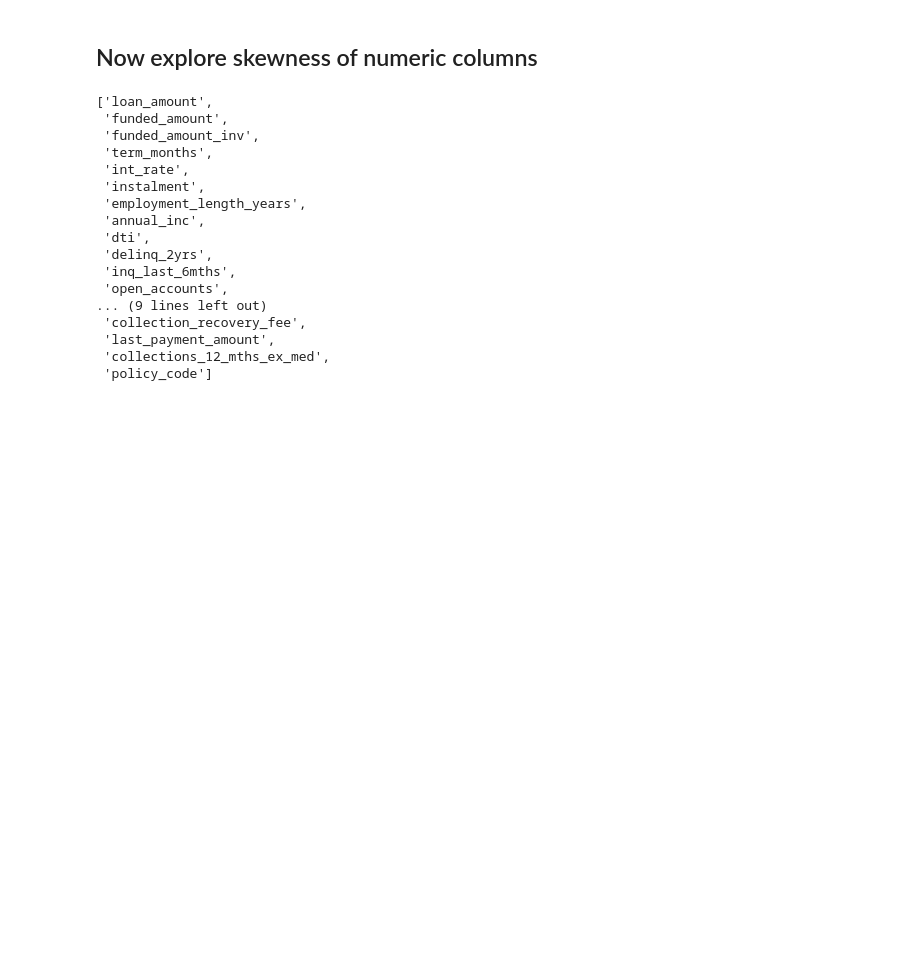
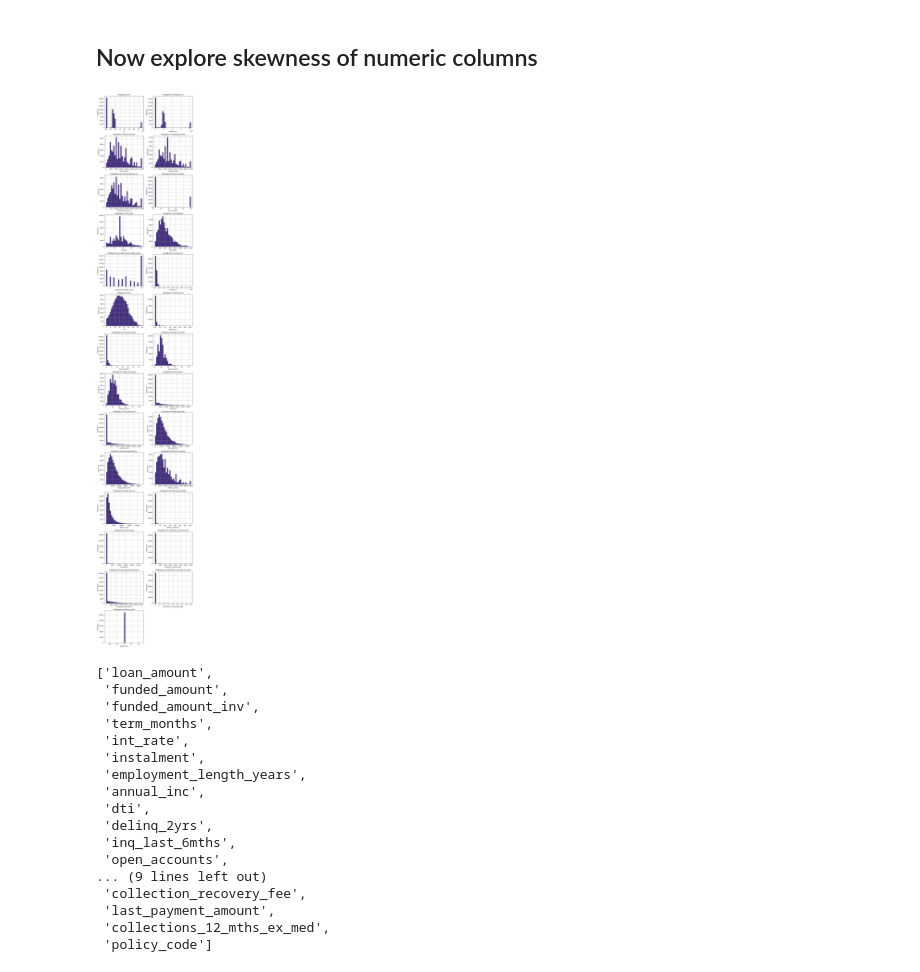
Before and after one commit to mishadcf/exploratory-data-analysis---customer-loans-in-finance928, a Jupyter notebook: EDA.ipynb, the cells around one changed output. Drawn from its saved outputs; the diff is of its cells as text; code cells hidden in the pictures; blank space fills up the shorter version.

Commit message:
adds documentation, cleans db_utils, adds a new function for histogram plotting en masse

```diff
--- a/EDA.ipynb
+++ b/EDA.ipynb
@@ -241,5 +224,11 @@ transformations.Transforms.categoric_null_fill_with_mode(df)
 # %% [markdown]
 ## Now explore skewness of numeric columns
+# %%
+p = transformations.Plotter(df)
+numeric_columns = df.select_dtypes(include=['int', 'float']).columns.to_list()
+p.plot_skewness(numeric_columns)
+# %% [output]
+[figure, added]
 # %%
 df['id'] = df['id'].astype('str')
 df['member_id'] = df['member_id'].astype('str')
```
Also changed, not shown: parts of 8 cells of this notebook, 4 other files.
